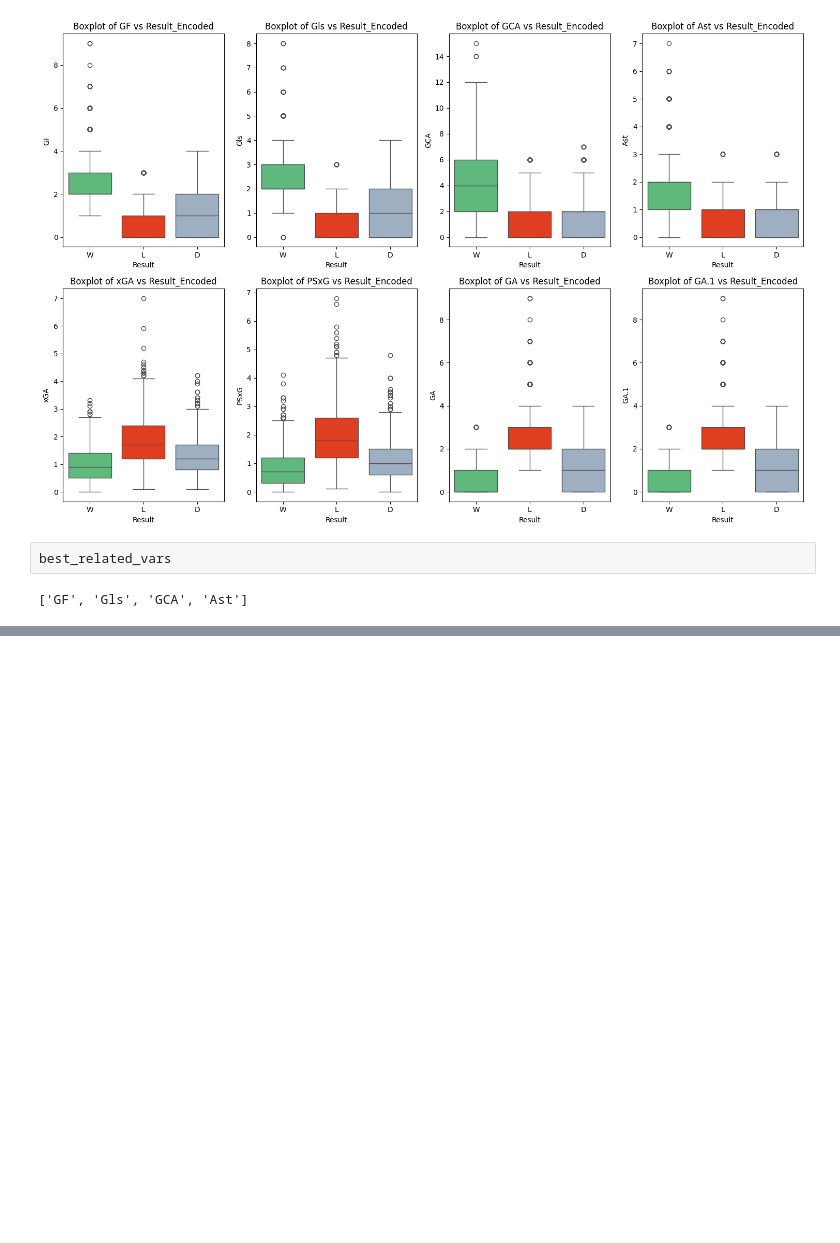
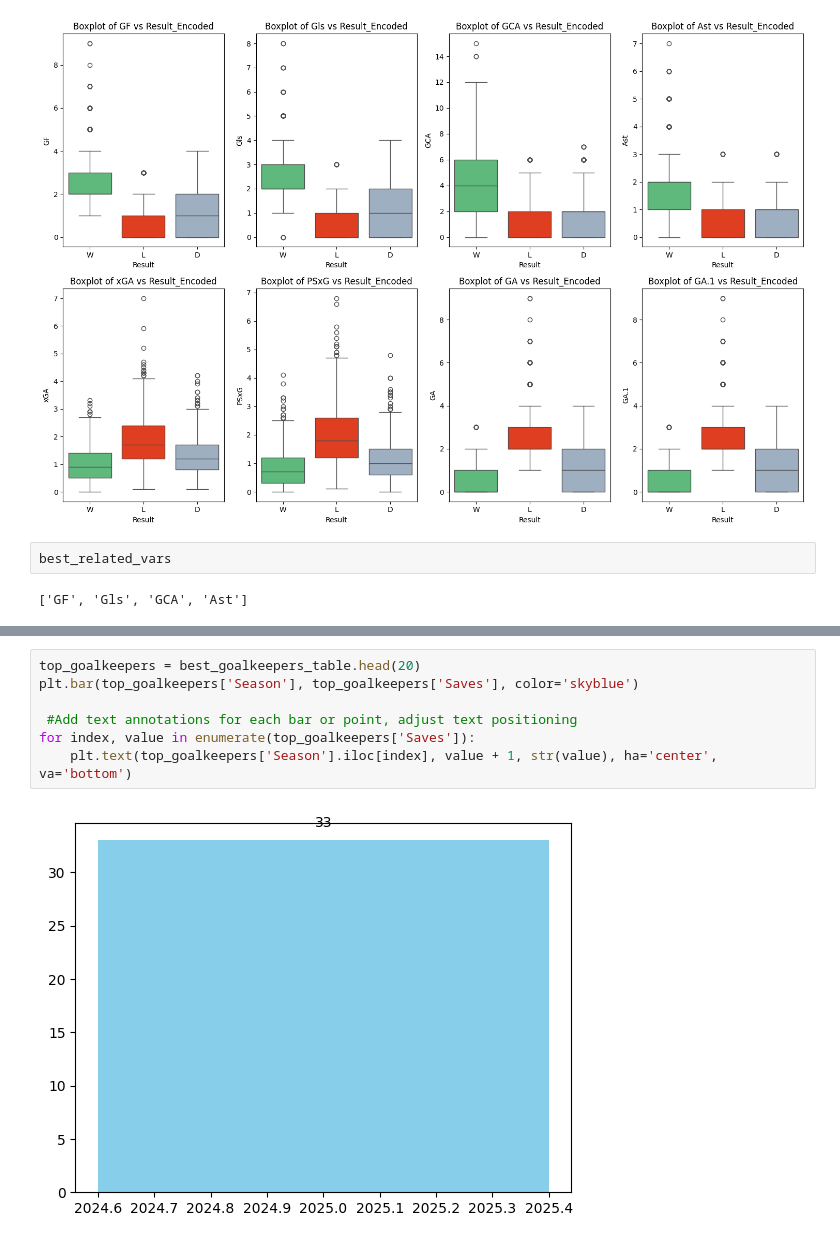
Before and after one commit to rohitlee/Football-League-Prediction, a Jupyter notebook: Code/03_EDA.ipynb, the cells around one changed output, grey strips where cells are left out. Saved outputs shown, nothing was run; the diff lists cells and outputs as text; blank space fills up the shorter version.

```diff
--- a/Code/03_EDA.ipynb
+++ b/Code/03_EDA.ipynb
@@ -436,0 +320,9 @@ Win prob for the best goalkeeper: 0.28%
+# %%
+top_goalkeepers = best_goalkeepers_table.head(20)
+plt.bar(top_goalkeepers['Season'], top_goalkeepers['Saves'], color='skyblue')
+
+ #Add text annotations for each bar or point, adjust text positioning
+for index, value in enumerate(top_goalkeepers['Saves']):
+    plt.text(top_goalkeepers['Season'].iloc[index], value + 1, str(value), ha='center', va='bottom')
+# %% [output]
+[figure, added]
```
Also changed, not shown: parts of 32 cells of this notebook.
